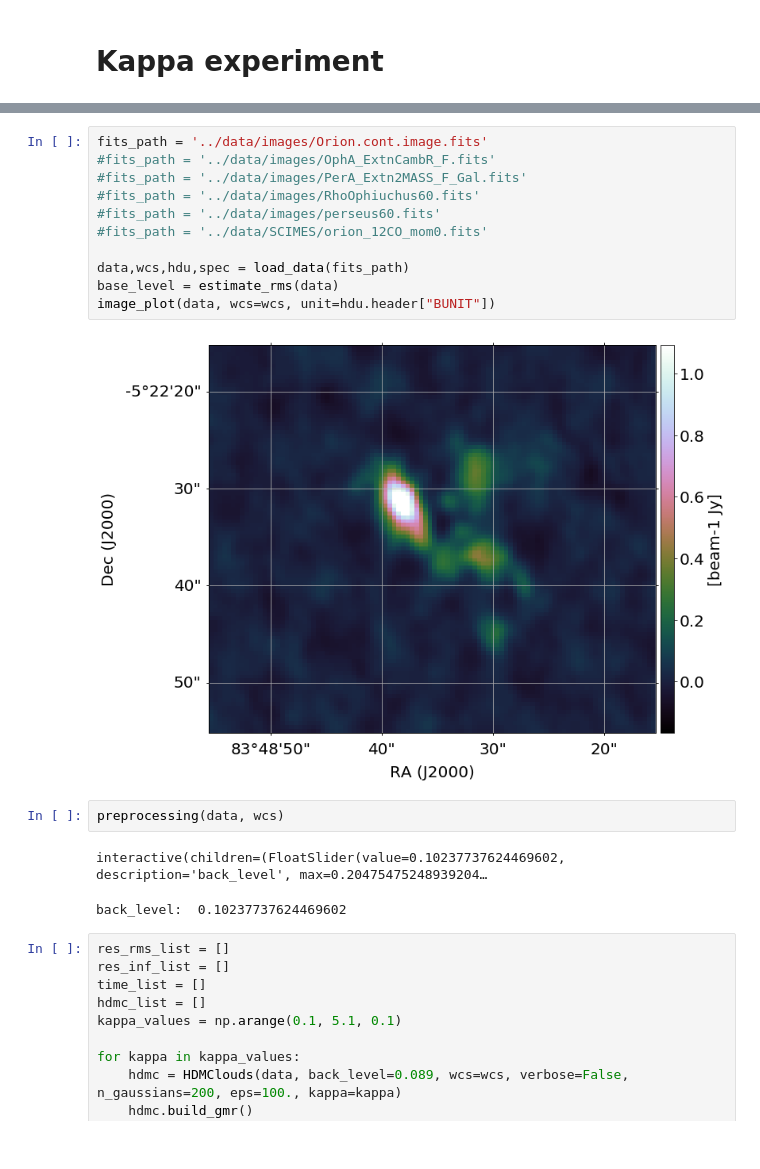
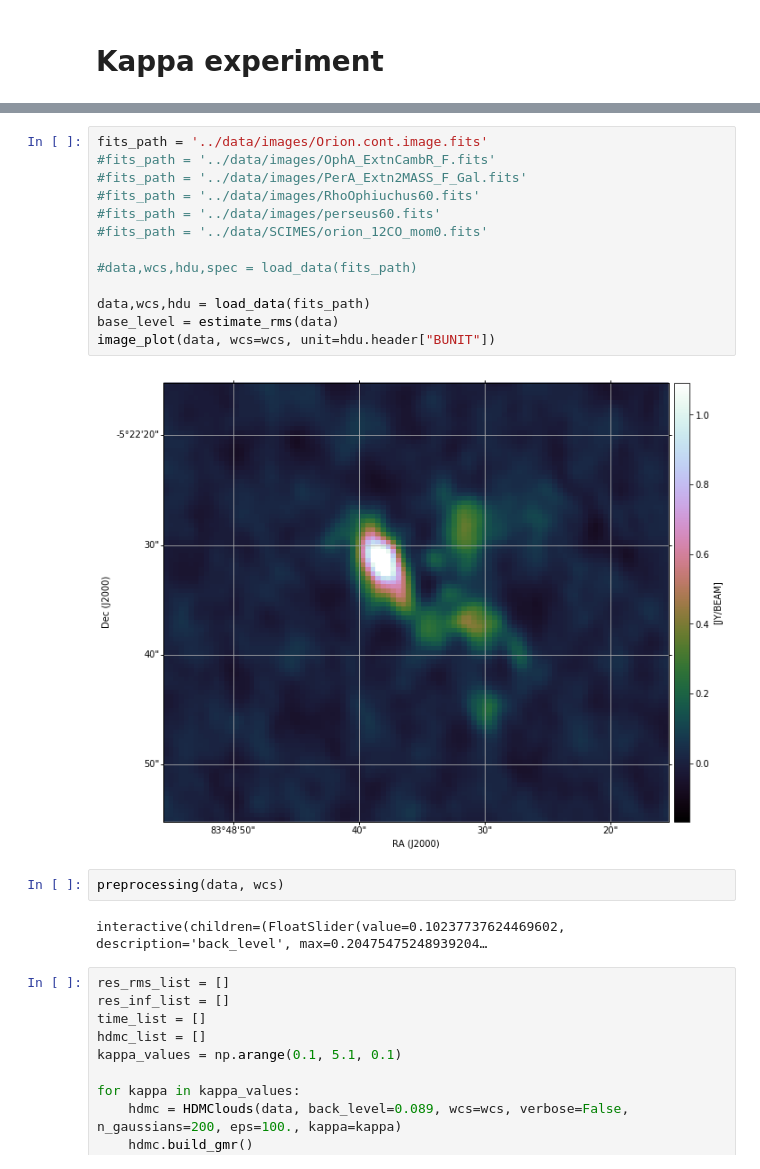
Before and after one commit to mavillan/HDMClouds, a Jupyter notebook: notebooks/exp-kappa.ipynb, the cells around one changed output, grey strips where cells are left out. Cells and saved outputs as stored; diff of their text form.

```diff
--- a/notebooks/exp-kappa.ipynb
+++ b/notebooks/exp-kappa.ipynb
@@ -61,21 +58,22 @@ The autoreload extension is already loaded. To reload it, use:
 # %%
 fits_path = '../data/images/Orion.cont.image.fits'
 #fits_path = '../data/images/OphA_ExtnCambR_F.fits'
 #fits_path = '../data/images/PerA_Extn2MASS_F_Gal.fits'
 #fits_path = '../data/images/RhoOphiuchus60.fits'
 #fits_path = '../data/images/perseus60.fits'
 #fits_path = '../data/SCIMES/orion_12CO_mom0.fits'
 
-data,wcs,hdu,spec = load_data(fits_path)
+#data,wcs,hdu,spec = load_data(fits_path)
+
+data,wcs,hdu = load_data(fits_path)
 base_level = estimate_rms(data)
 image_plot(data, wcs=wcs, unit=hdu.header["BUNIT"])
 # %% [output]
-[figure, old version]
+[figure, new version]
 # %%
 preprocessing(data, wcs)
 # %% [output]
 interactive(children=(FloatSlider(value=0.10237737624469602, description='back_level', max=0.20475475248939204…
-back_level:  0.10237737624469602
 # %%
 res_rms_list = []
 res_inf_list = []
```
Also changed, not shown: parts of 12 cells of this notebook.
